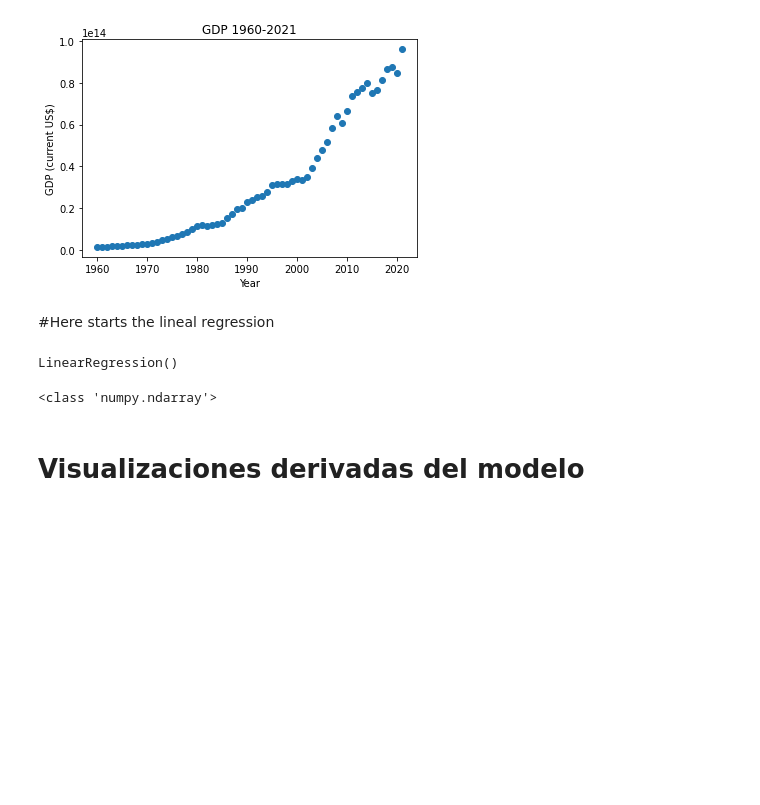
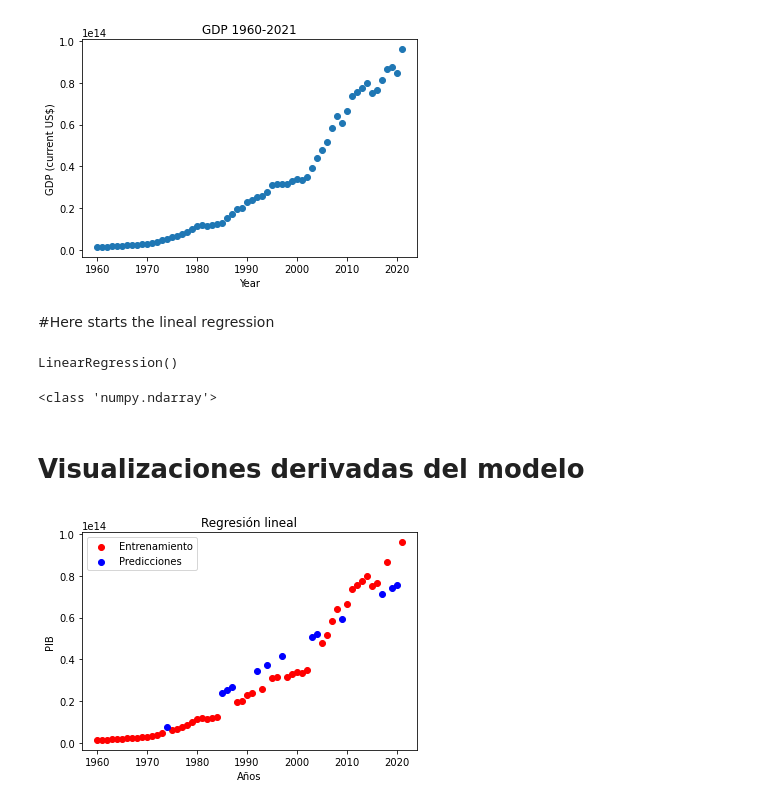
Before and after one commit to fabherhe/regressions, a Jupyter notebook: lineal_pib.ipynb, the cells around one changed output. Cells and saved outputs as stored; diff of their text form; code cells hidden in the pictures; blank space fills up the shorter version.

```diff
--- a/lineal_pib.ipynb
+++ b/lineal_pib.ipynb
@@ -250,23 +246,21 @@ print(type(predictions))
 # %% [markdown]
 # Visualizaciones derivadas del modelo
 # %%
-#gráfico de dispersión con los valores reales en el eje x y los valores predichos en el eje y:
 # Grafica los puntos de entrenamiento
 plt.scatter(X_train, y_train, label="Entrenamiento", color="red")
 
-# Grafica la línea de regresión
-#plt.plot(X_train, model.predict(X_train), label="Regresión lineal")
-
-#Grafica los puntos de prueba
-plt.scatter(X_test, y_test, label="Prueba", color='blue')
+#Grafica los puntos de las predicciones
+plt.scatter(X_test, predictions, label="Predicciones", color='blue')
 
 # Establece el título y las etiquetas de los ejes
 plt.title("Regresión lineal")
 plt.xlabel("Años")
 plt.ylabel("PIB")
 
 # Muestra la leyenda
 plt.legend()
 
 # Muestra la gráfica
 plt.show()
+# %% [output]
+[figure, added]
```
Also changed, not shown: parts of 2 cells of this notebook.
